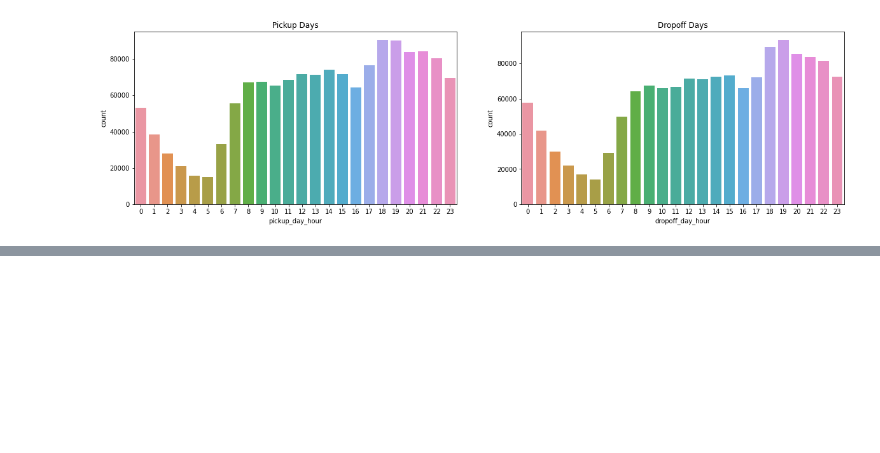
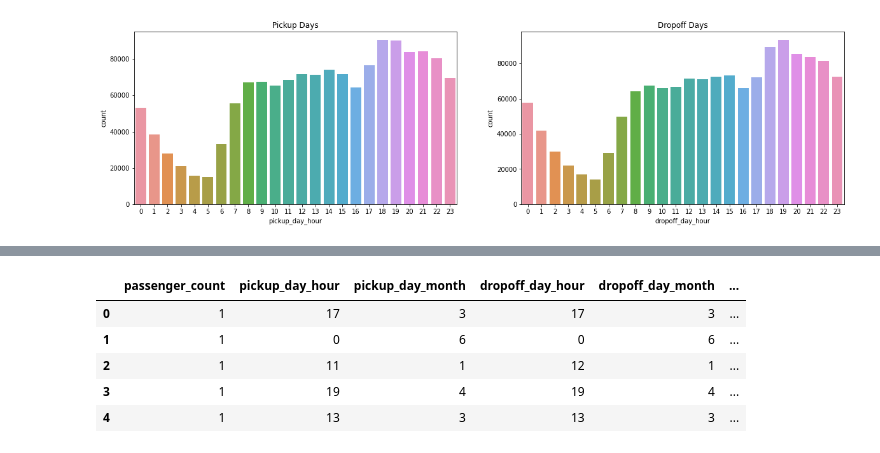
Before and after one commit to Anirban095/Data-Science, a Jupyter notebook: 5. New York City Taxi Trip Duration/NY_City_Taxi.ipynb, the cells around one changed output, grey strips where cells are left out. Drawn from its saved outputs; the diff is of its cells as text; code cells hidden in the pictures; blank space fills up the shorter version.

```diff
--- a/5. New York City Taxi Trip Duration/NY_City_Taxi.ipynb
+++ b/5. New York City Taxi Trip Duration/NY_City_Taxi.ipynb
@@ -293,0 +380,11 @@ ax=sns.countplot(x="dropoff_day_hour",data=train,ax=ax4)
+# %%
+X = pd.get_dummies(data = X, columns=['pickup_day', 'dropoff_day', 'store_and_fwd_flag'], drop_first=True)
+# %%
+X.head()
+# %% [output]
+|  | passenger_count | pickup_day_hour | pickup_day_month | dropoff_day_hour | dropoff_day_month | ... |
+| 0 | 1 | 17 | 3 | 17 | 3 | ... |
+| 1 | 1 | 0 | 6 | 0 | 6 | ... |
+| 2 | 1 | 11 | 1 | 12 | 1 | ... |
+| 3 | 1 | 19 | 4 | 19 | 4 | ... |
+| 4 | 1 | 13 | 3 | 13 | 3 | ... |
```
Also changed, not shown: parts of 28 cells of this notebook.
